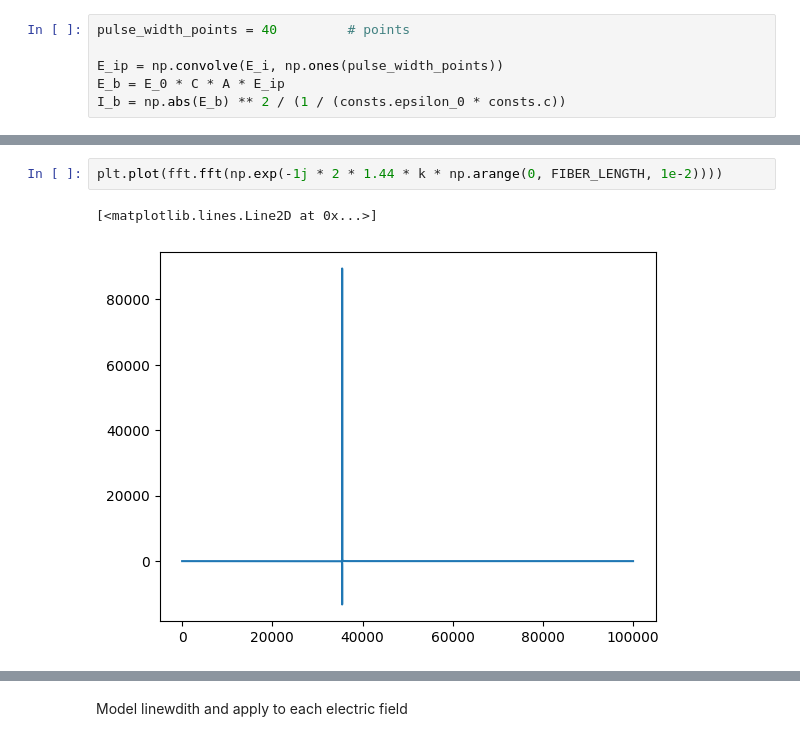
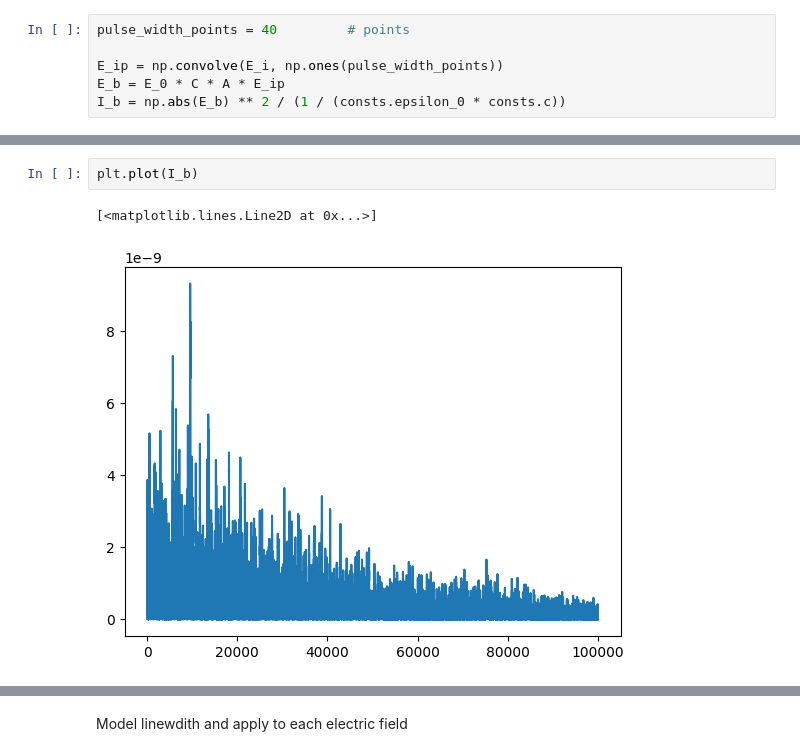
Before and after one commit to lbelangers/SS-Kapany, a Jupyter notebook: src/navigation.ipynb, the cells around one changed output, grey strips where cells are left out. Cells and saved outputs as stored; diff of their text form.

```diff
--- a/src/navigation.ipynb
+++ b/src/navigation.ipynb
@@ -84,8 +111,8 @@ plt.plot(np.arange(0, FIBER_LENGTH, 1e-2) - z)
-# %%
-plt.plot(fft.fft(np.exp(-1j * 2 * 1.44 * k * np.arange(0, FIBER_LENGTH, 1e-2))))
-# %% [output]
-[<matplotlib.lines.Line2D at 0x...>]
-[figure, removed]
+# %%
+plt.plot(I_b)
+# %% [output]
+[<matplotlib.lines.Line2D at 0x...>]
+[figure, added]
 # %%
 plt.plot(moving_average(I_b, n=25))
 plt.show()
```
Also changed, not shown: parts of 12 cells of this notebook, 3 other files.
